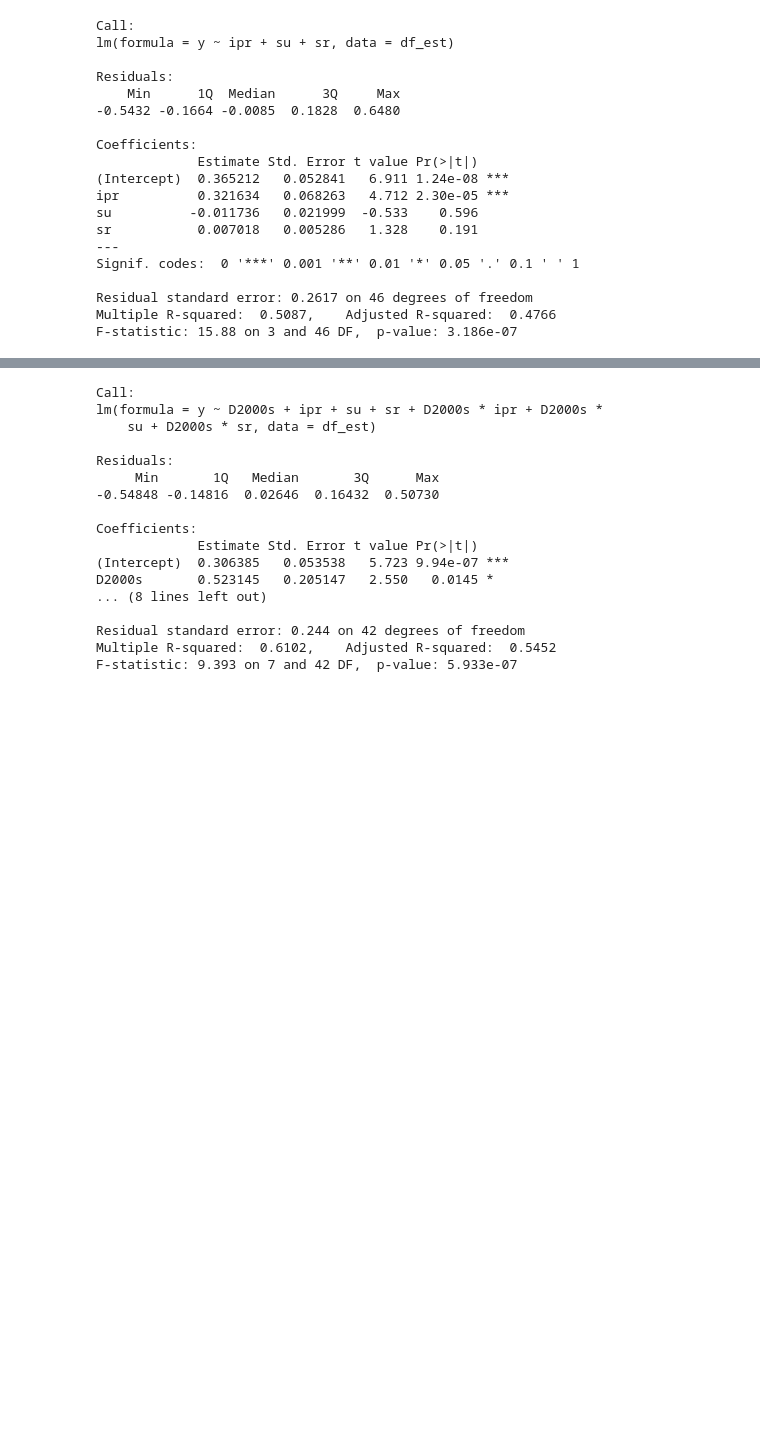
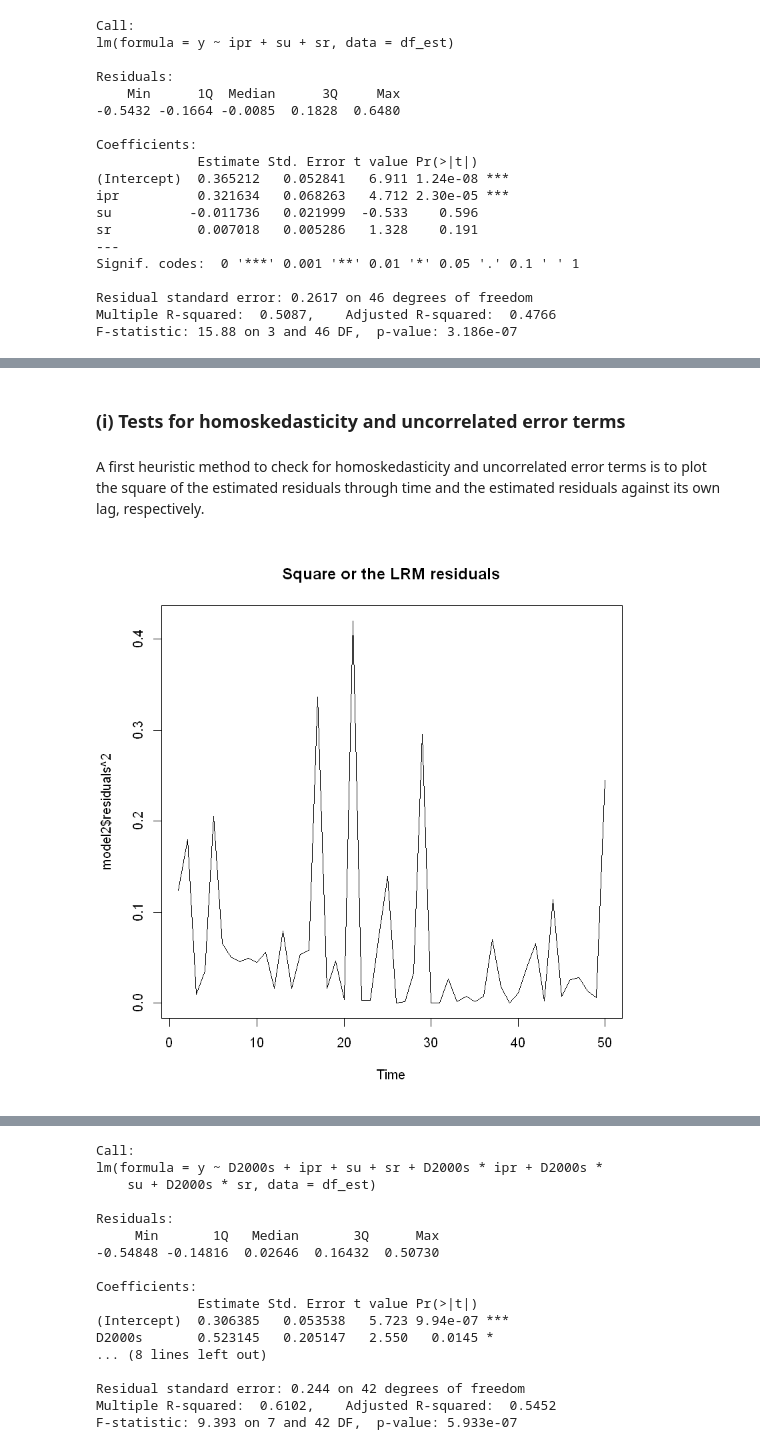
Before and after one commit to dcuoliveira/fgv-forecasting, a Jupyter notebook: src/Testing_model_mis_specification.ipynb, the cells around one changed output, grey strips where cells are left out. Cells and saved outputs as stored; diff of their text form; code cells hidden in the pictures; blank space fills up the shorter version.

```diff
--- a/src/Testing_model_mis_specification.ipynb
+++ b/src/Testing_model_mis_specification.ipynb
@@ -21,5 +31,5 @@ ERROR: Error in library(strucchange): there is no package called 'strucchange'
 # %%
-df = df_orig = readr::read_csv(here("data", "ex2_misspecification_gdp.csv"))
+df = df_orig = readr::read_csv(here("src", "data", "ex2_misspecification_gdp.csv"))
 head(df)
 # %% [output]
 Parsed with column specification:
@@ -94,0 +149,9 @@ F-statistic: 15.88 on 3 and 46 DF,  p-value: 3.186e-07
+# %% [markdown]
+### (i) Tests for homoskedasticity and uncorrelated error terms
+# %% [markdown]
+A first heuristic method to check for homoskedasticity and uncorrelated error terms is to plot the square of the estimated residuals through time and the estimated residuals against its own lag, respectively.
+# %%
+ts.plot(model2$residuals^2)
+title('Square or the LRM residuals')
+# %% [output]
+[figure, added]
```
Also changed, not shown: parts of 59 cells of this notebook.
